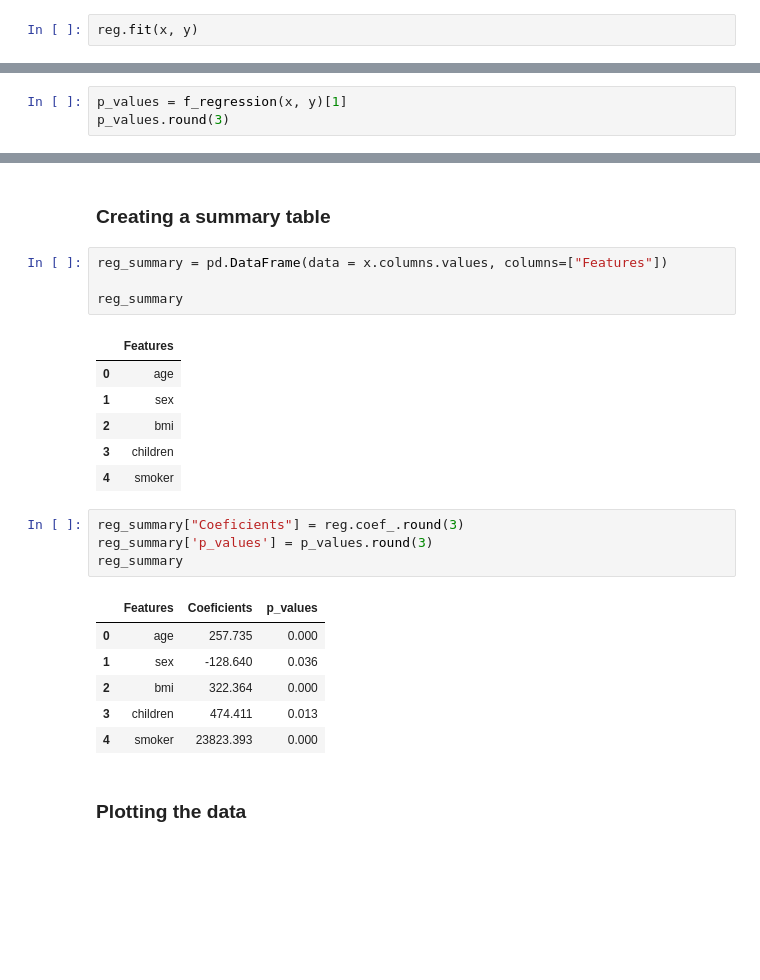
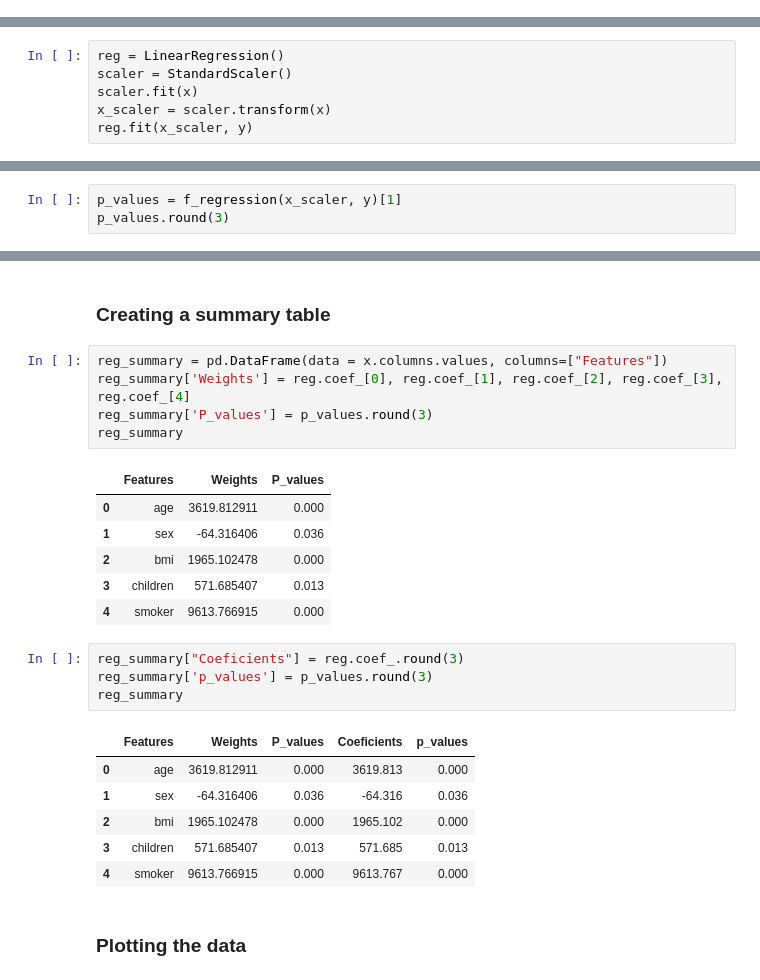
Before and after one commit to manuel22fuele/DC-from-Scratch, a Jupyter notebook: DataScienceProject/Kaggle Datasets/Medical_Insurance_Cost_Prediction.ipynb, the cells around one changed output, grey strips where cells are left out. Drawn from its saved outputs; the diff is of its cells as text; blank space fills up the shorter version.

```diff
--- a/DataScienceProject/Kaggle Datasets/Medical_Insurance_Cost_Prediction.ipynb
+++ b/DataScienceProject/Kaggle Datasets/Medical_Insurance_Cost_Prediction.ipynb
@@ -99,2 +99,0 @@ reg = LinearRegression()
-# %%
-reg.fit(x, y)
@@ -102,0 +102,6 @@ LinearRegression()
+# %%
+reg = LinearRegression()
+scaler = StandardScaler()
+scaler.fit(x)
+x_scaler = scaler.transform(x)
+reg.fit(x_scaler, y)
@@ -140,7 +151,7 @@ f_regression(x, y)
  array([4.88669333e-029, 3.61327210e-002, 2.45908554e-013, 1.28521285e-002,
         8.27143584e-283]))
 # %%
-p_values = f_regression(x, y)[1]
+p_values = f_regression(x_scaler, y)[1]
 p_values.round(3)
 # %% [output]
 array([0.   , 0.036, 0.   , 0.013, 0.   ])
@@ -148,25 +166,26 @@ array([0.   , 0.036, 0.   , 0.013, 0.   ])
 ### Creating a summary table
 # %%
 reg_summary = pd.DataFrame(data = x.columns.values, columns=["Features"])
-
+reg_summary['Weights'] = reg.coef_[0], reg.coef_[1], reg.coef_[2], reg.coef_[3], reg.coef_[4]
+reg_summary['P_values'] = p_values.round(3)
 reg_summary
 # %% [output]
-|  | Features |
-| 0 | age |
-| 1 | sex |
-| 2 | bmi |
-| 3 | children |
-| 4 | smoker |
+|  | Features | Weights | P_values |
+| 0 | age | 3619.812911 | 0.000 |
+| 1 | sex | -64.316406 | 0.036 |
+| 2 | bmi | 1965.102478 | 0.000 |
+| 3 | children | 571.685407 | 0.013 |
+| 4 | smoker | 9613.766915 | 0.000 |
 # %%
 reg_summary["Coeficients"] = reg.coef_.round(3)
 reg_summary['p_values'] = p_values.round(3)
 reg_summary
 # %% [output]
-|  | Features | Coeficients | p_values |
-| 0 | age | 257.735 | 0.000 |
-| 1 | sex | -128.640 | 0.036 |
-| 2 | bmi | 322.364 | 0.000 |
-| 3 | children | 474.411 | 0.013 |
-| 4 | smoker | 23823.393 | 0.000 |
+|  | Features | Weights | P_values | Coeficients | p_values |
+| 0 | age | 3619.812911 | 0.000 | 3619.813 | 0.000 |
+| 1 | sex | -64.316406 | 0.036 | -64.316 | 0.036 |
+| 2 | bmi | 1965.102478 | 0.000 | 1965.102 | 0.000 |
+| 3 | children | 571.685407 | 0.013 | 571.685 | 0.013 |
+| 4 | smoker | 9613.766915 | 0.000 | 9613.767 | 0.000 |
 # %% [markdown]
 ### Plotting the data
```
Also changed, not shown: parts of 30 cells of this notebook.
